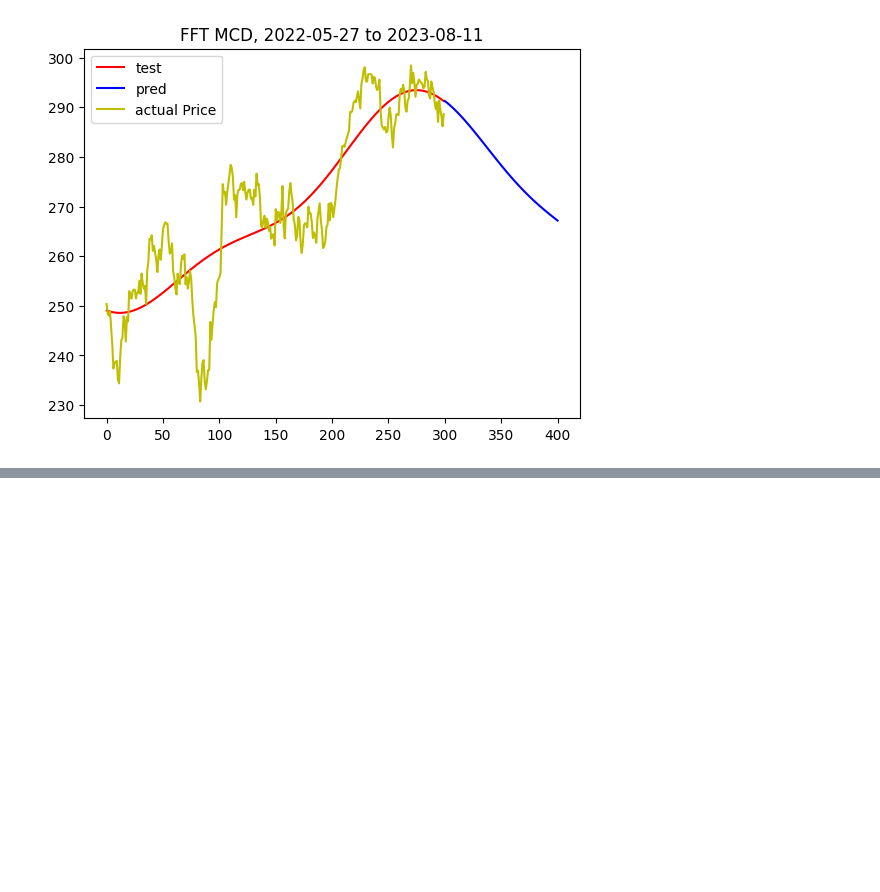
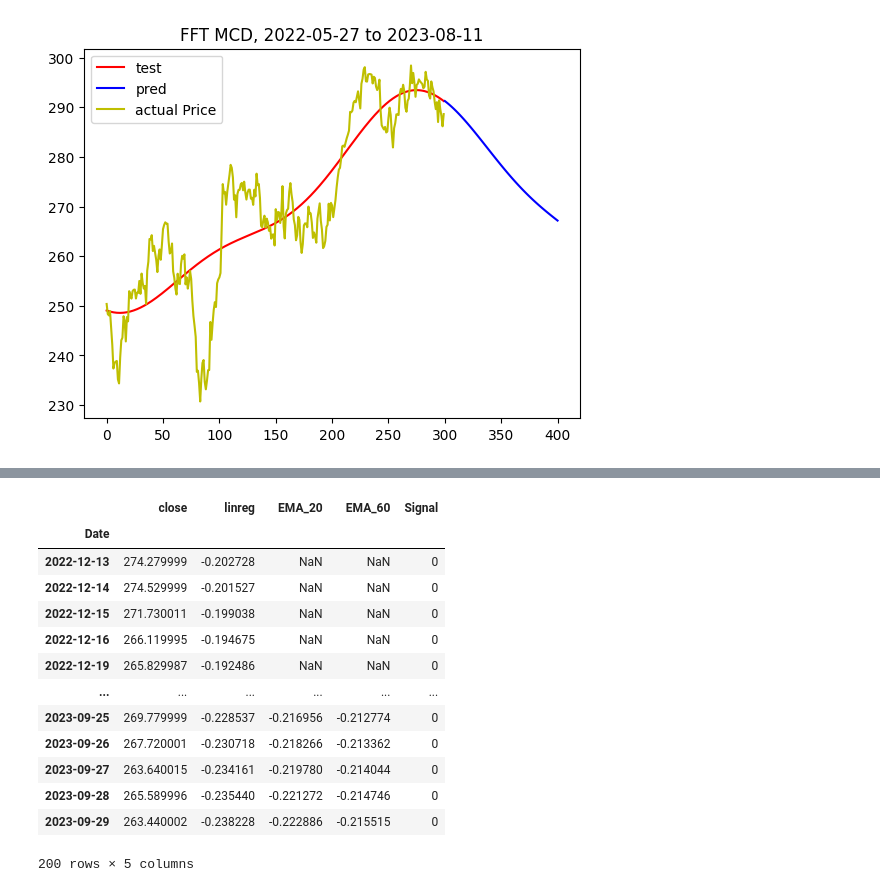
Before and after one commit to tsungyou/CDP_ZacksRank_TW1000, a Jupyter notebook: Backtest/FFT_trigFit.ipynb, the cells around one changed output, grey strips where cells are left out. Cells and saved outputs as stored; diff of their text form; code cells hidden in the pictures; blank space fills up the shorter version.

```diff
--- a/Backtest/FFT_trigFit.ipynb
+++ b/Backtest/FFT_trigFit.ipynb
@@ -288,0 +367,17 @@ im
+# %%
+df
+# %% [output]
+|  | close | linreg | EMA_20 | EMA_60 | Signal |
+| Date |  |  |  |  |  |
+| 2022-12-13 | 274.279999 | -0.202728 | NaN | NaN | 0 |
+| 2022-12-14 | 274.529999 | -0.201527 | NaN | NaN | 0 |
+| 2022-12-15 | 271.730011 | -0.199038 | NaN | NaN | 0 |
+| 2022-12-16 | 266.119995 | -0.194675 | NaN | NaN | 0 |
+| 2022-12-19 | 265.829987 | -0.192486 | NaN | NaN | 0 |
+| ... | ... | ... | ... | ... | ... |
+| 2023-09-25 | 269.779999 | -0.228537 | -0.216956 | -0.212774 | 0 |
+| 2023-09-26 | 267.720001 | -0.230718 | -0.218266 | -0.213362 | 0 |
+| 2023-09-27 | 263.640015 | -0.234161 | -0.219780 | -0.214044 | 0 |
+| 2023-09-28 | 265.589996 | -0.235440 | -0.221272 | -0.214746 | 0 |
+| 2023-09-29 | 263.440002 | -0.238228 | -0.222886 | -0.215515 | 0 |
+200 rows × 5 columns
```
Also changed, not shown: parts of 4 cells of this notebook, 9 other files.
